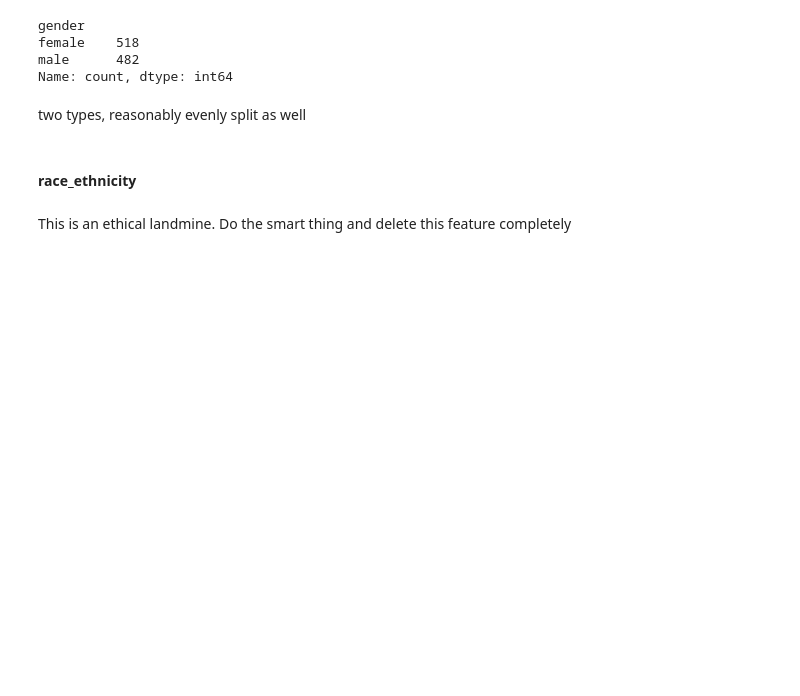
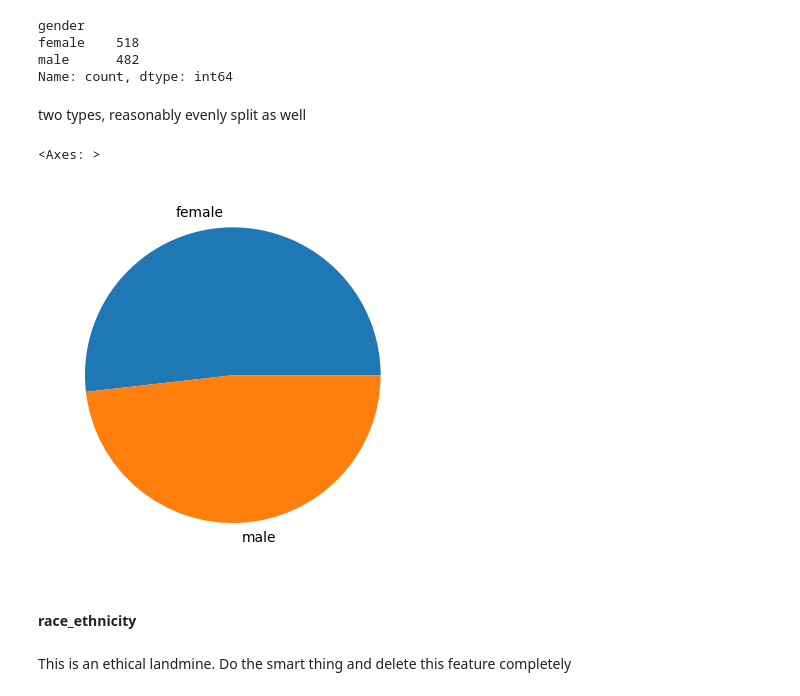
Before and after one commit to unded666/MeshTask, a Jupyter notebook: Student Score Analysis.ipynb, the cells around one changed output. Saved outputs shown, nothing was run; the diff lists cells and outputs as text; code cells hidden in the pictures; blank space fills up the shorter version.

```diff
--- a/Student Score Analysis.ipynb
+++ b/Student Score Analysis.ipynb
@@ -83,6 +83,11 @@ male      482
 Name: count, dtype: int64
 # %% [markdown]
 two types, reasonably evenly split as well
+# %%
+student_df.groupby('gender').size().plot(kind='pie')
+# %% [output]
+<Axes: >
+[figure, added]
 # %% [markdown]
 #### race_ethnicity
 # %% [markdown]
```
Also changed, not shown: parts of 54 cells of this notebook.
